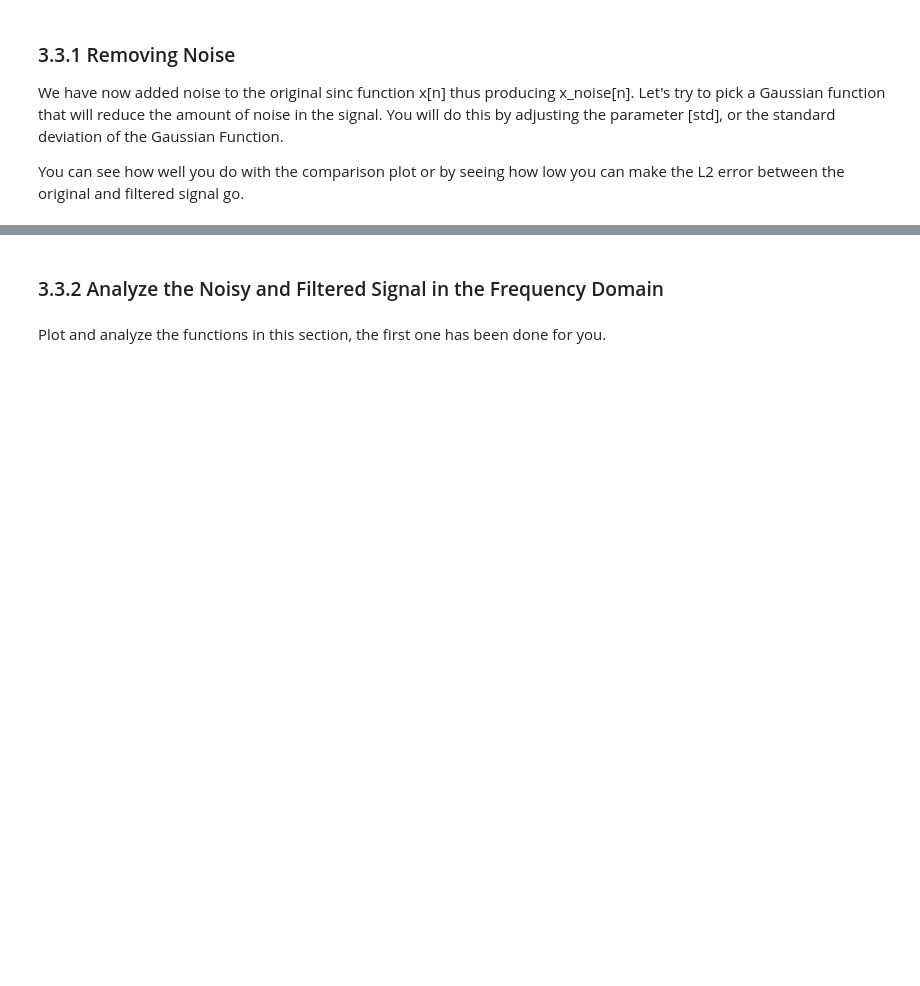
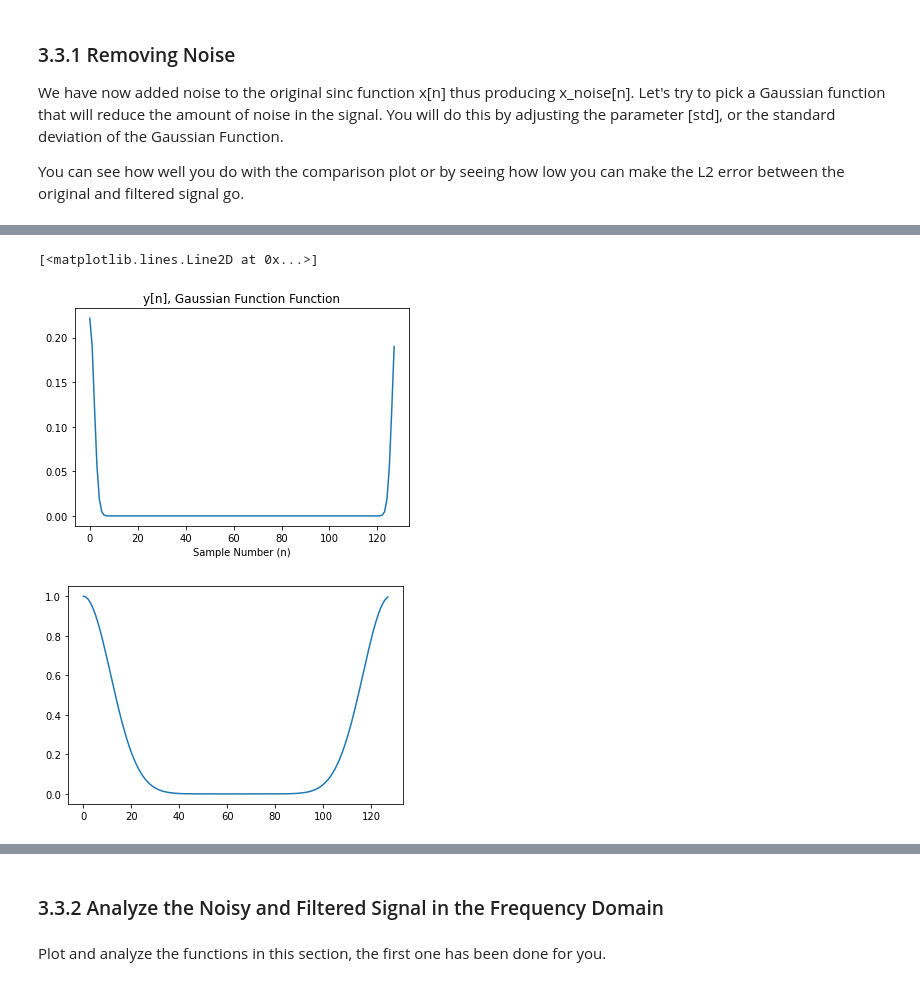
Before and after one commit to sofiagilardini/UCLA_EE113, a Jupyter notebook: hw4.ipynb, the cells around one changed output, grey strips where cells are left out. Saved outputs shown, nothing was run; the diff lists cells and outputs as text; code cells hidden in the pictures; blank space fills up the shorter version.

```diff
--- a/hw4.ipynb
+++ b/hw4.ipynb
@@ -307,13 +355,20 @@ plt.legend()
 # %%
 #***************************** Change the parameter under this line *****************************
 #Try using parameters between 0.01 to 100
-std = 10
+std = 1.8
 #***************************** Change the parameter above this line *****************************
 y = generate_gaussian_kernel(std, N)
 plt.figure()
 plt.plot(t, y)
 plt.title("y[n], Gaussian Function Function")
 plt.xlabel("Sample Number (n)")
+
+plt.figure()
+plt.plot(dft(y))
+# %% [output]
+[<matplotlib.lines.Line2D at 0x...>]
+[figure, added]
+[figure, added]
 # %%
 z_filtered_signal = convolve_signals(x_noise, y)
 z_filtered_signal = z_filtered_signal / np.max(z_filtered_signal) #normalizing the filtered signal
```
Also changed, not shown: parts of 20 cells of this notebook, 1 other file.
